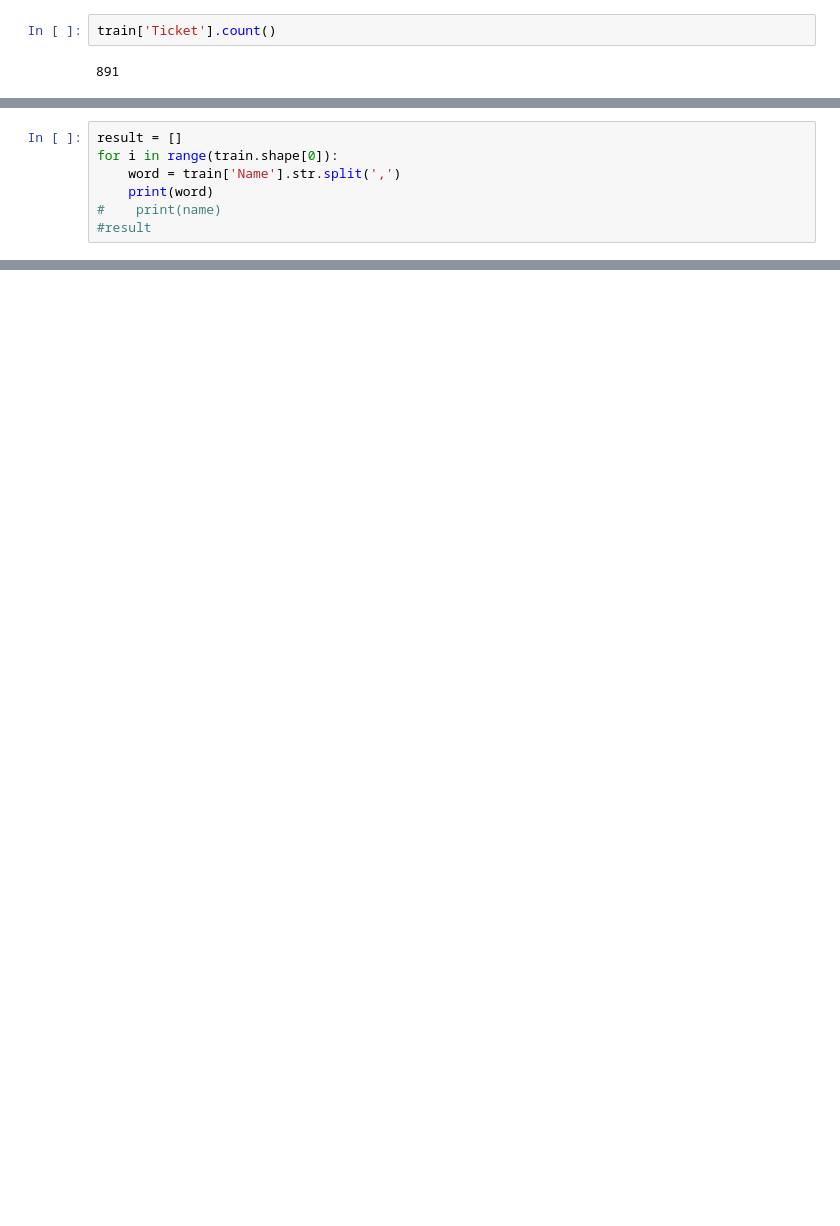
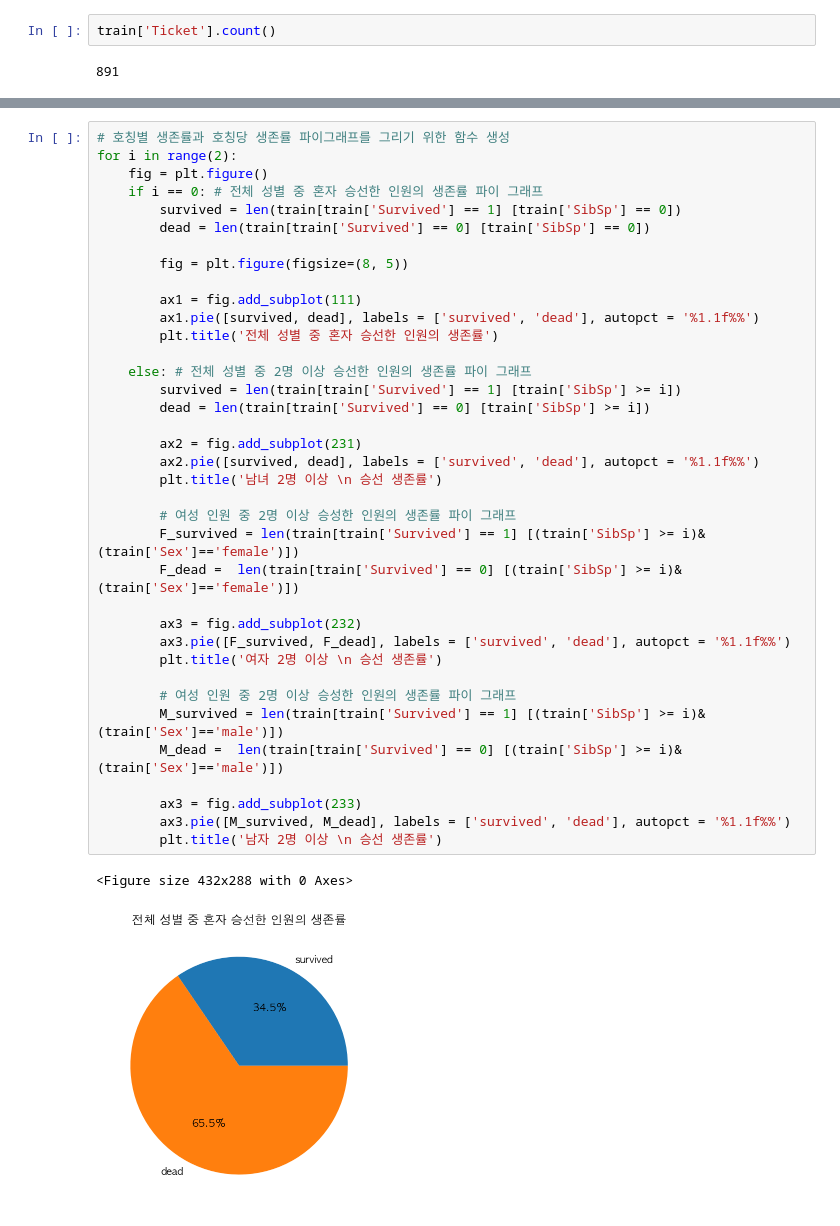
Before and after one commit to unknown-jun/First_step_of_data_analist, a Jupyter notebook: titanic.ipynb, the cells around one changed output, grey strips where cells are left out. Drawn from its saved outputs; the diff is of its cells as text; blank space fills up the shorter version.

```diff
--- a/titanic.ipynb
+++ b/titanic.ipynb
@@ -405,7 +461,0 @@ train.shape[0]
-# %%
-result = []
-for i in range(train.shape[0]):
-    word = train['Name'].str.split(',')
-    print(word)
-#    print(name)
-#result
@@ -429,0 +479,40 @@ Name: Name, dtype: object
+# %%
+# 호칭별 생존률과 호칭당 생존률 파이그래프를 그리기 위한 함수 생성
+for i in range(2):
+    fig = plt.figure()
+    if i == 0: # 전체 성별 중 혼자 승선한 인원의 생존률 파이 그래프
+        survived = len(train[train['Survived'] == 1] [train['SibSp'] == 0])
+        dead = len(train[train['Survived'] == 0] [train['SibSp'] == 0])
+
+        fig = plt.figure(figsize=(8, 5))
+
+        ax1 = fig.add_subplot(111)
+        ax1.pie([survived, dead], labels = ['survived', 'dead'], autopct = '%1.1f%%')
+        plt.title('전체 성별 중 혼자 승선한 인원의 생존률')
+
+    else: # 전체 성별 중 2명 이상 승선한 인원의 생존률 파이 그래프
+        survived = len(train[train['Survived'] == 1] [train['SibSp'] >= i])
+        dead = len(train[train['Survived'] == 0] [train['SibSp'] >= i])
+
+        ax2 = fig.add_subplot(231)
+        ax2.pie([survived, dead], labels = ['survived', 'dead'], autopct = '%1.1f%%')
+        plt.title('남녀 2명 이상 \n 승선 생존률')
+
+        # 여성 인원 중 2명 이상 승성한 인원의 생존률 파이 그래프
+        F_survived = len(train[train['Survived'] == 1] [(train['SibSp'] >= i)&(train['Sex']=='female')])
+        F_dead =  len(train[train['Survived'] == 0] [(train['SibSp'] >= i)&(train['Sex']=='female')])
+
+        ax3 = fig.add_subplot(232)
+        ax3.pie([F_survived, F_dead], labels = ['survived', 'dead'], autopct = '%1.1f%%')
+        plt.title('여자 2명 이상 \n 승선 생존률')
+
+        # 여성 인원 중 2명 이상 승성한 인원의 생존률 파이 그래프
+        M_survived = len(train[train['Survived'] == 1] [(train['SibSp'] >= i)&(train['Sex']=='male')])
+        M_dead =  len(train[train['Survived'] == 0] [(train['SibSp'] >= i)&(train['Sex']=='male')])
+
+        ax3 = fig.add_subplot(233)
+        ax3.pie([M_survived, M_dead], labels = ['survived', 'dead'], autopct = '%1.1f%%')
+        plt.title('남자 2명 이상 \n 승선 생존률')
+# %% [output]
+<Figure size 432x288 with 0 Axes>
+[figure, added]
```
Also changed, not shown: parts of 87 cells of this notebook.
